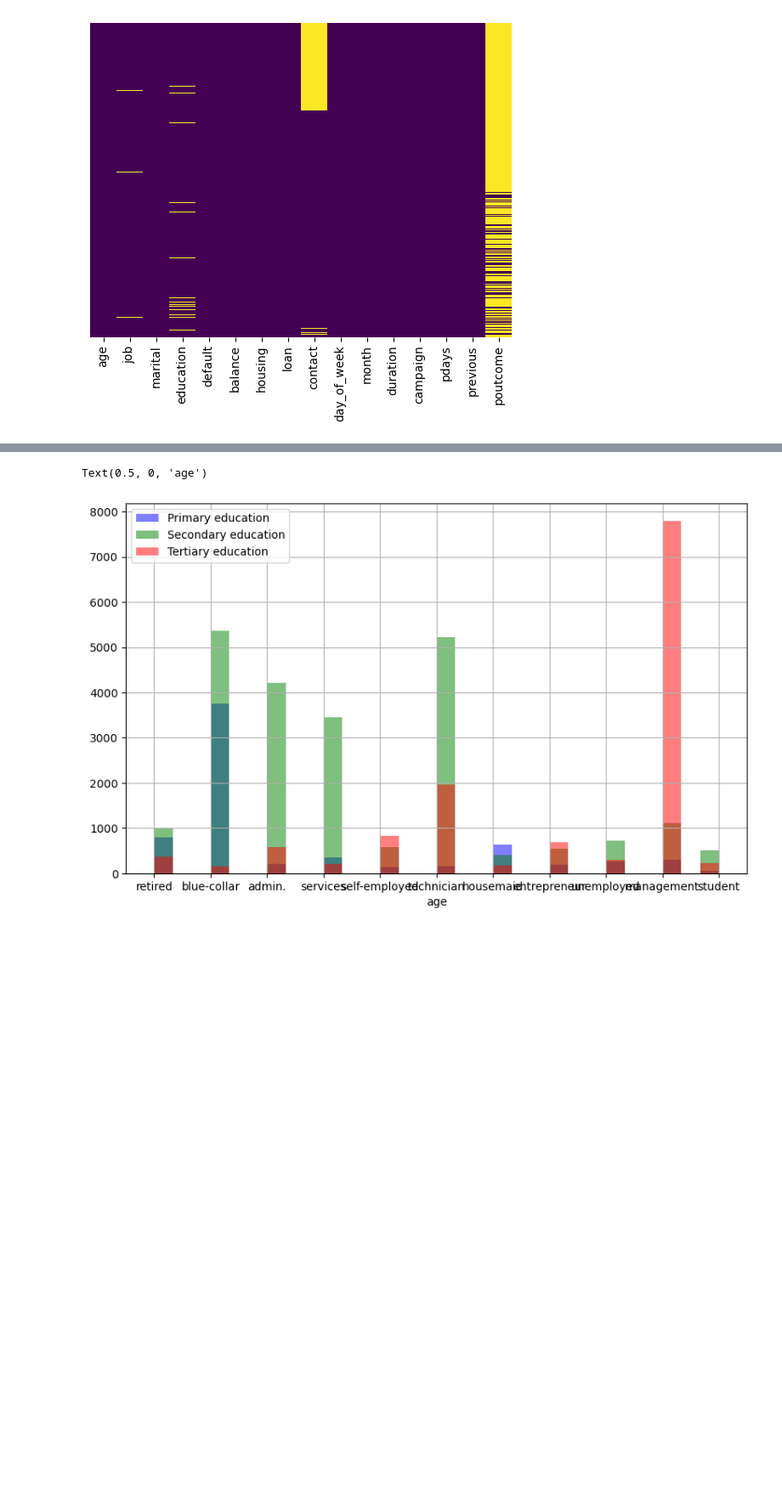
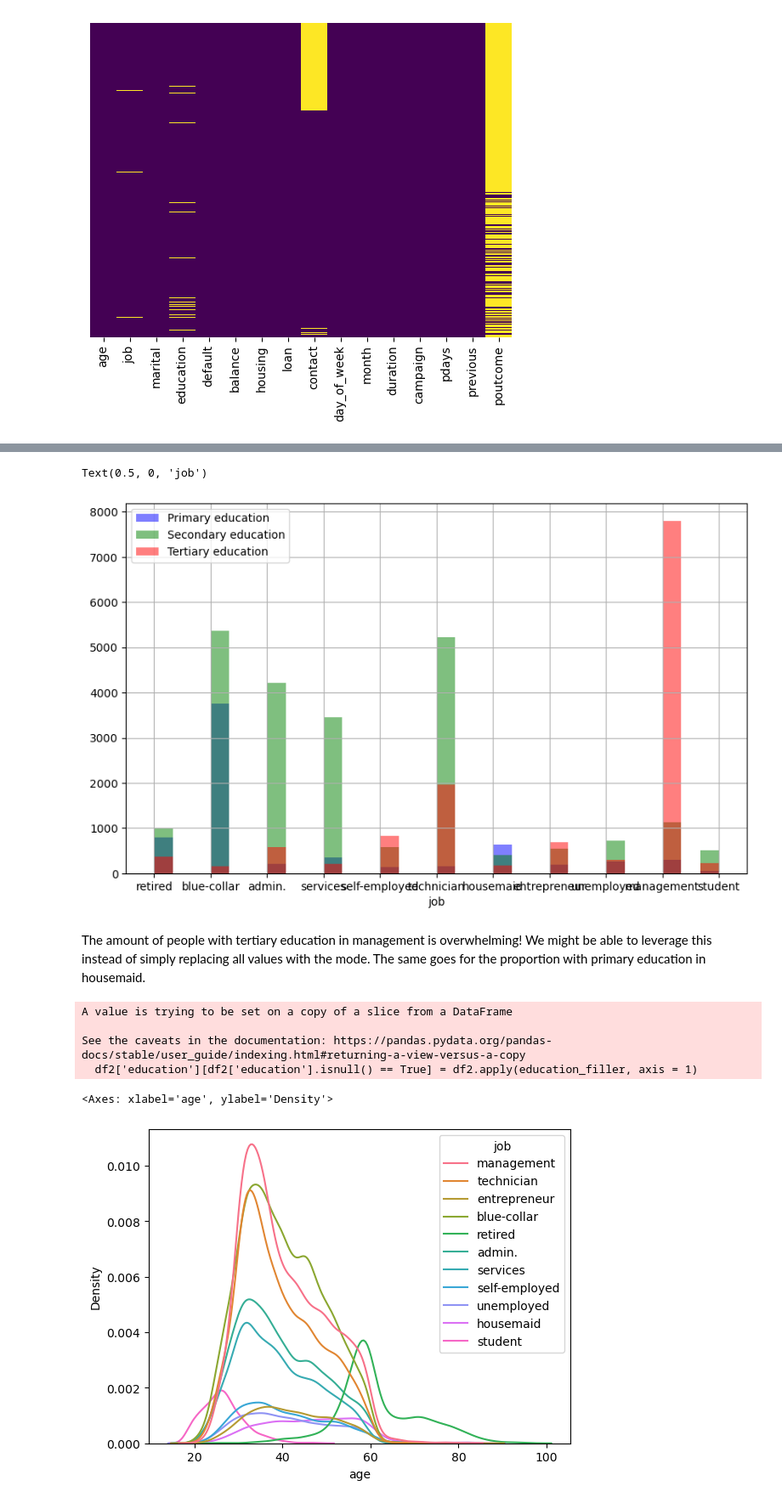
Before and after one commit to ianpv04/Data-Glacier-Project, a Jupyter notebook: project.ipynb, the cells around one changed output, grey strips where cells are left out. Shown at 85% size. Cells and saved outputs as stored; diff of their text form; code cells hidden in the pictures; blank space fills up the shorter version.

```diff
--- a/project.ipynb
+++ b/project.ipynb
@@ -156,2 +110,3 @@ norm_df.describe()
 # %%
-df = df[(df["balance"] < 80000) & (df["duration"] < 3500) & (df["campaign"] < 50) & (df["previous"] < 50)]
+df2 = df[(df["balance"] < 80000) & (df["duration"] < 3500) & (df["campaign"] < 50) & (df["previous"] < 50)] #saving as separate dataframe to use the original for further analysis
+df2.describe()
@@ -213,7 +181,29 @@ df[df['education']=='secondary']['job'].hist(alpha=0.5,color='green',
 df[df['education']=='tertiary']['job'].hist(alpha=0.5,color='red',
                                               bins=30,label='Tertiary education')
 plt.legend()
-plt.xlabel('age')
+plt.xlabel('job')
 # %% [output]
-Text(0.5, 0, 'age')
+Text(0.5, 0, 'job')
 [figure]
+# %% [markdown]
+The amount of people with tertiary education in management is overwhelming! We might be able to leverage this instead of simply replacing all values with the mode. The same goes for the proportion with primary education in housemaid.
+# %%
+def education_filler(row):
+    if row['job'] == 'management':
+        return 'tertiary'
+    elif row['job'] == 'housemaid':
+        return 'primary'
+    else:
+        return 'secondary' # mode replacement. secondary education is the most common value.
+
+df2['education'][df2['education'].isnull() == True] = df2.apply(education_filler, axis = 1)
+# %% [output]
+A value is trying to be set on a copy of a slice from a DataFrame
+
+See the caveats in the documentation: https://pandas.pydata.org/pandas-docs/stable/user_guide/indexing.html#returning-a-view-versus-a-copy
+  df2['education'][df2['education'].isnull() == True] = df2.apply(education_filler, axis = 1)
+# %%
+sns.kdeplot(df2, x = 'age', hue = 'job')
+# %% [output]
+<Axes: xlabel='age', ylabel='Density'>
+[figure, added]
```
Also changed, not shown: parts of 25 cells of this notebook.
